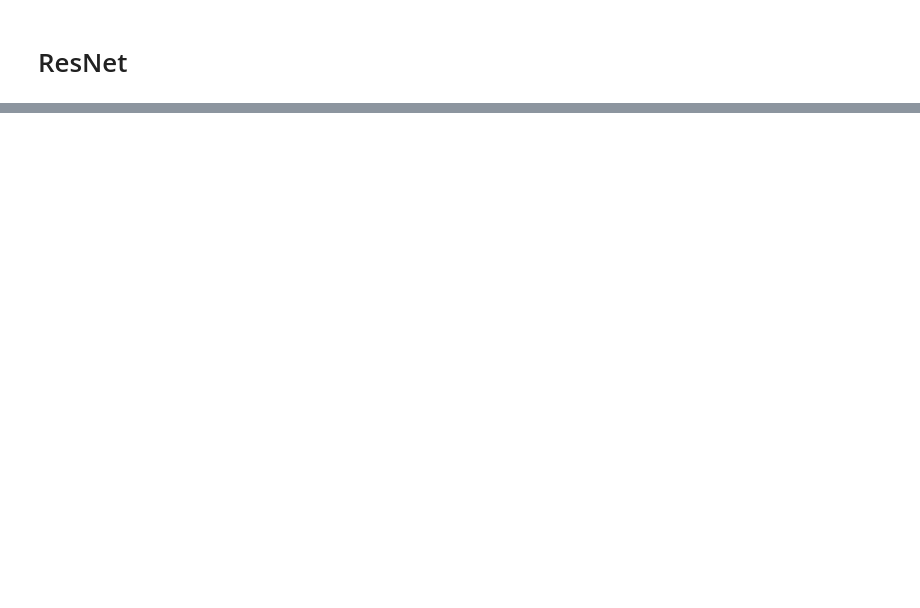
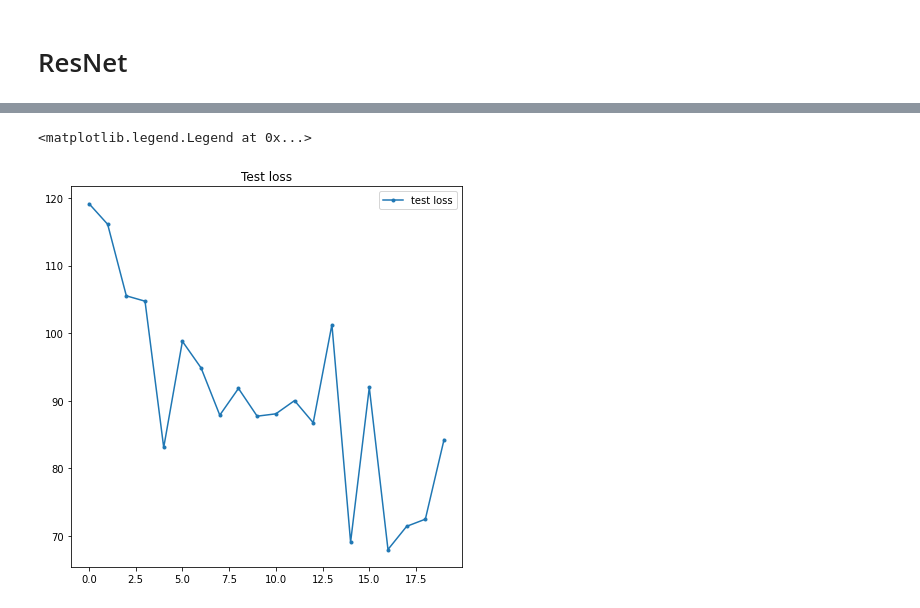
Before and after one commit to drmoon-1st/Paper-Review, a Jupyter notebook: Deep Residual Learning for Image Recognition/ResNet.ipynb, the cells around one changed output, grey strips where cells are left out. Saved outputs shown, nothing was run; the diff lists cells and outputs as text; code cells hidden in the pictures; blank space fills up the shorter version.

```diff
--- a/Deep Residual Learning for Image Recognition/ResNet.ipynb
+++ b/Deep Residual Learning for Image Recognition/ResNet.ipynb
@@ -246,0 +386,8 @@ model = ResNet()
+# %%
+fig2 = plt.figure(figsize=(7, 7))
+plt.plot([x for x in range(epochs)], test_losses, '.-', label='test loss')
+plt.title("Test loss")
+plt.legend()
+# %% [output]
+<matplotlib.legend.Legend at 0x...>
+[figure, added]
```
Also changed, not shown: parts of 12 cells of this notebook.
